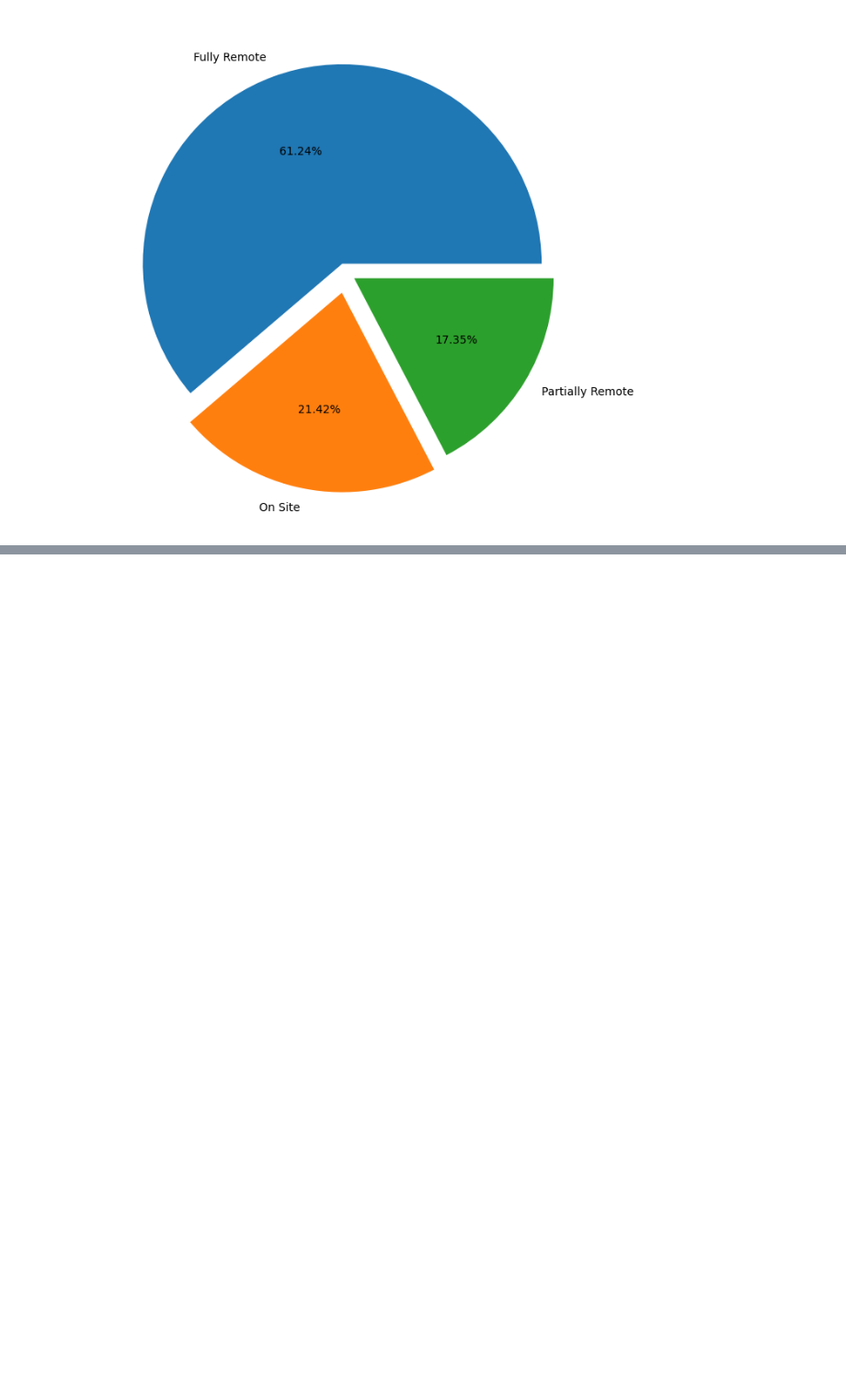
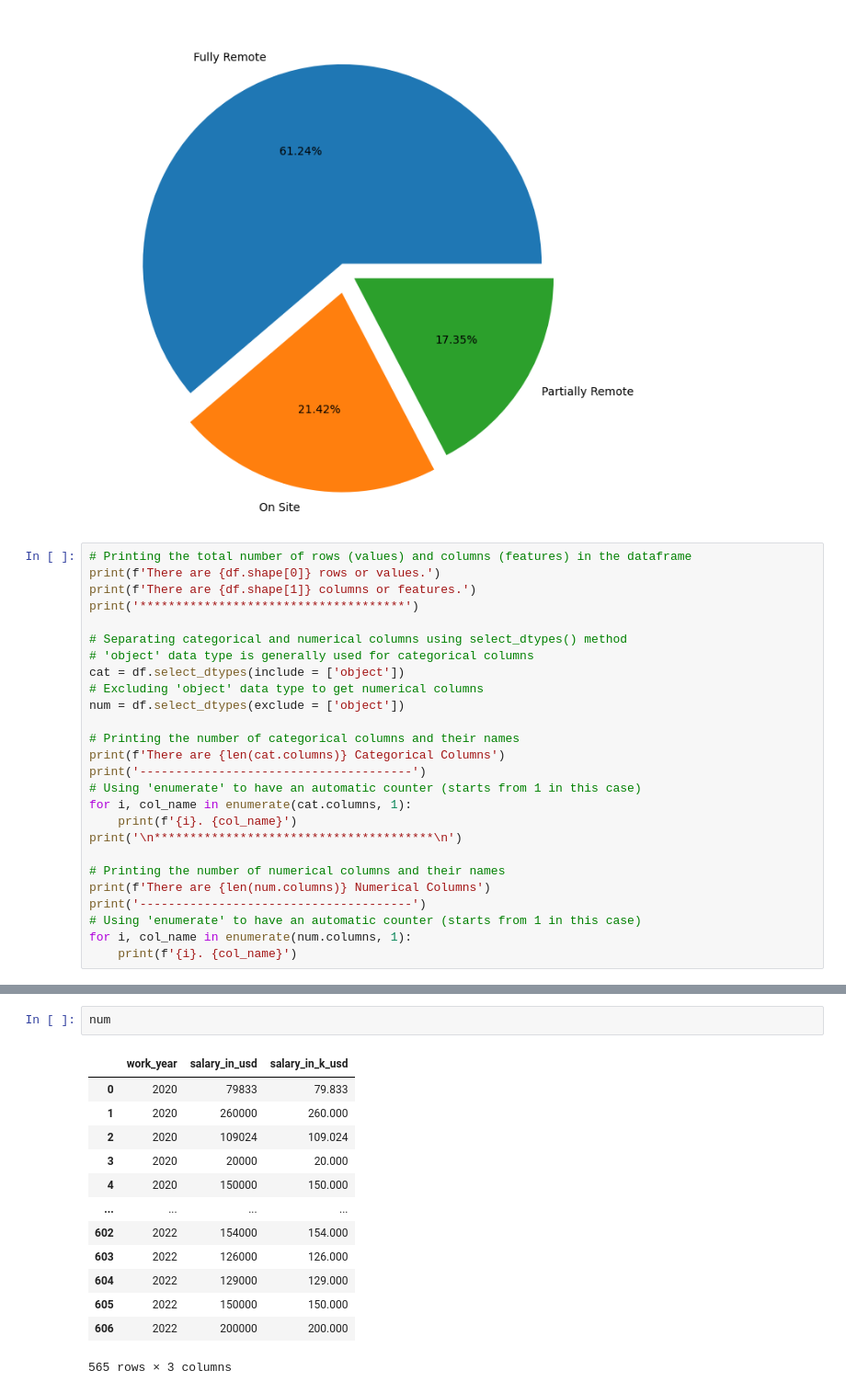
Before and after one commit to etietopabraham/Competent_Profiles, a Jupyter notebook: notebook/Data_Wrangling.ipynb, the cells around one changed output, grey strips where cells are left out. Shown at 92% size. Cells and saved outputs as stored; diff of their text form; blank space fills up the shorter version.

```diff
--- a/notebook/Data_Wrangling.ipynb
+++ b/notebook/Data_Wrangling.ipynb
@@ -1499,3 +1495,29 @@ df['remote_ratio'].value_counts().plot(kind='pie', explode=[0.05, 0.1, 0.05], au
 # %% [output]
 <Axes: >
 [figure]
+# %%
+# Printing the total number of rows (values) and columns (features) in the dataframe
+print(f'There are {df.shape[0]} rows or values.')
+print(f'There are {df.shape[1]} columns or features.')
+print('*************************************')
+
+# Separating categorical and numerical columns using select_dtypes() method
+# 'object' data type is generally used for categorical columns
+cat = df.select_dtypes(include = ['object'])
+# Excluding 'object' data type to get numerical columns
+num = df.select_dtypes(exclude = ['object'])
+
+# Printing the number of categorical columns and their names
+print(f'There are {len(cat.columns)} Categorical Columns')
+print('--------------------------------------')
+# Using 'enumerate' to have an automatic counter (starts from 1 in this case)
+for i, col_name in enumerate(cat.columns, 1):
+    print(f'{i}. {col_name}')
+print('\n***************************************\n')
+
+# Printing the number of numerical columns and their names
+print(f'There are {len(num.columns)} Numerical Columns')
+print('--------------------------------------')
+# Using 'enumerate' to have an automatic counter (starts from 1 in this case)
+for i, col_name in enumerate(num.columns, 1):
+    print(f'{i}. {col_name}')
@@ -1501,0 +1561,16 @@ df['remote_ratio'].value_counts().plot(kind='pie', explode=[0.05, 0.1, 0.05], au
+# %%
+num
+# %% [output]
+|  | work_year | salary_in_usd | salary_in_k_usd |
+| 0 | 2020 | 79833 | 79.833 |
+| 1 | 2020 | 260000 | 260.000 |
+| 2 | 2020 | 109024 | 109.024 |
+| 3 | 2020 | 20000 | 20.000 |
+| 4 | 2020 | 150000 | 150.000 |
+| ... | ... | ... | ... |
+| 602 | 2022 | 154000 | 154.000 |
+| 603 | 2022 | 126000 | 126.000 |
+| 604 | 2022 | 129000 | 129.000 |
+| 605 | 2022 | 150000 | 150.000 |
+| 606 | 2022 | 200000 | 200.000 |
+565 rows × 3 columns
```
Also changed, not shown: parts of 18 cells of this notebook, 10 other files.
